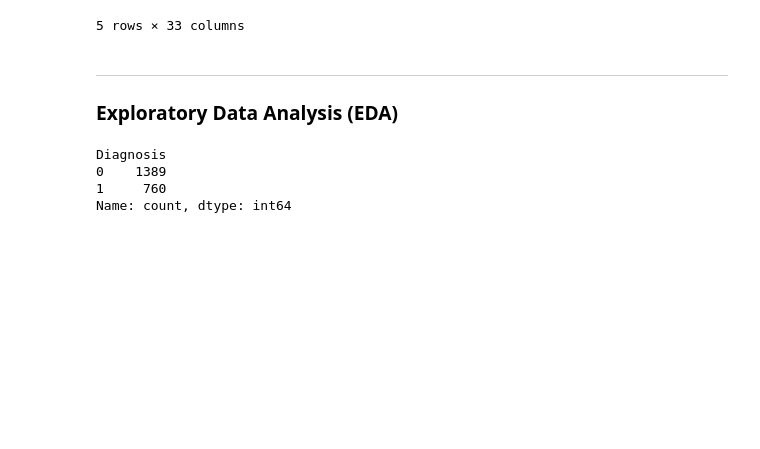
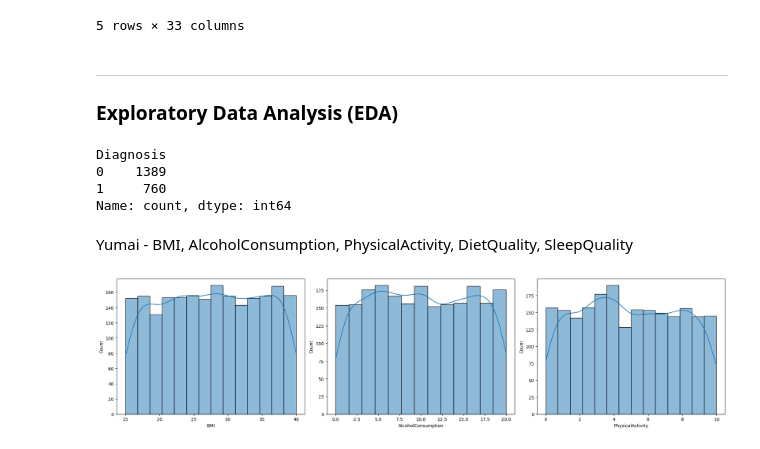
Before and after one commit to Project-4-Team-2/Project-4-Team-2, a Jupyter notebook: alzheimer_analysis_pre.ipynb, the cells around one changed output. Cells and saved outputs as stored; diff of their text form; code cells hidden in the pictures; blank space fills up the shorter version.

```diff
--- a/alzheimer_analysis_pre.ipynb
+++ b/alzheimer_analysis_pre.ipynb
@@ -195,3 +195,19 @@ Diagnosis
 0    1389
 1     760
 Name: count, dtype: int64
+# %% [markdown]
+Yumai - BMI, AlcoholConsumption, PhysicalActivity, DietQuality, SleepQuality
+# %%
+# List of variables 'BMI', 'AlcoholConsumption', 'PhysicalActivity'
+health_variables = ['BMI', 'AlcoholConsumption', 'PhysicalActivity']
+
+# Plot the histograms for those variables
+fig, axs = plt.subplots(1, 3, figsize=(20, 5))
+
+for var, subplot in zip(health_variables, axs.flatten()):
+    sns.histplot(alzheimer_df[var], kde=True, ax=subplot)
+
+plt.tight_layout()
+plt.show()
+# %% [output]
+[figure, added]
```
Also changed, not shown: parts of 4 cells of this notebook.
